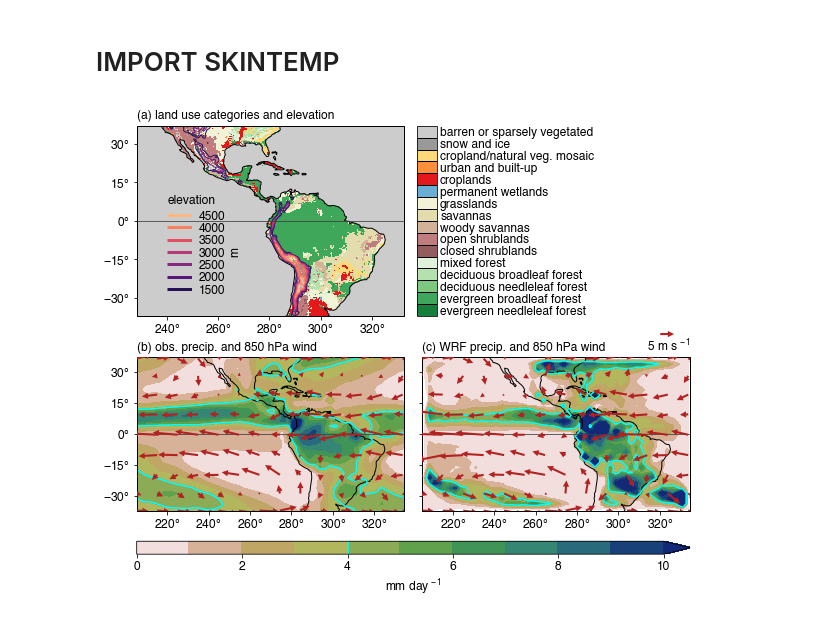
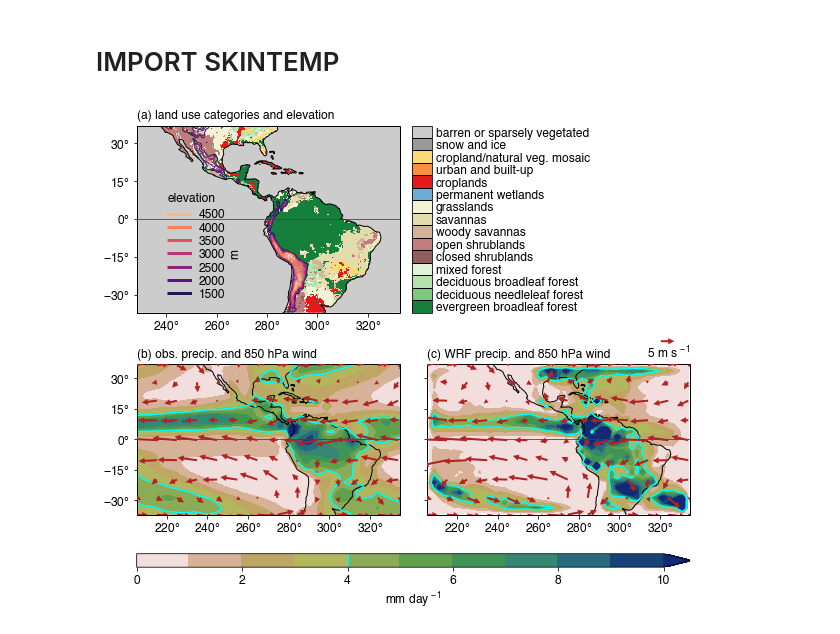
Before and after one commit to bairdlangenbrunner/amazon-phys-response-paper, a Jupyter notebook: scripts/MAIN_figure01_landuse_topog_precip_winds.ipynb, the cells around one changed output. Drawn from its saved outputs; the diff is of its cells as text; code cells hidden in the pictures.

```diff
--- a/scripts/MAIN_figure01_landuse_topog_precip_winds.ipynb
+++ b/scripts/MAIN_figure01_landuse_topog_precip_winds.ipynb
@@ -33,7 +35,7 @@ HGT_M = geo_em_ncfile['HGT_M'].values[0,:,:]
 # %%
 modis_type_dict = {}
 #modis_type_dict['0'] = 'water'
-modis_type_dict['1'] = 'evergreen needleleaf forest'
+#modis_type_dict['1'] = 'evergreen needleleaf forest'
 modis_type_dict['2'] = 'evergreen broadleaf forest'
 modis_type_dict['3'] = 'deciduous needleleaf forest'
 modis_type_dict['4'] = 'deciduous broadleaf forest'
@@ -53,7 +55,8 @@ modis_type_dict['16'] = 'barren or sparsely vegetated'
 #modis_type_dict['254'] = 'unclassified'
 #modis_type_dict['255'] = 'fill value'
 # %%
-type_numbers = numpy.arange(1,17,dtype=numpy.int)
+#type_numbers = numpy.arange(1,17,dtype=numpy.int)
+type_numbers = numpy.arange(2,17,dtype=numpy.int)
 type_name = [modis_type_dict[str(i)] for i in type_numbers]
 # %%
 human_cmap = mcm.YlOrRd_r #Purples
@@ -65,7 +68,7 @@ svals = numpy.linspace(0.2,0.85,5)
 vvals = numpy.linspace(0.2,0.85,5)
 hvals = [0.25,0.5,0.75]
 
-colors_list = [veg_cmap(vvals[0]),veg_cmap(vvals[1]),veg_cmap(vvals[2]),veg_cmap(vvals[3]),veg_cmap(vvals[4]),\
+colors_list = [veg_cmap(vvals[0]),veg_cmap(vvals[2]),veg_cmap(vvals[3]),veg_cmap(vvals[4]),\
                shrub_cmap(svals[0]),shrub_cmap(svals[1]),shrub_cmap(svals[2]),shrub_cmap(svals[3]),shrub_cmap(svals[4]),\
                water_cmap(0.5),\
                human_cmap(hvals[0]),human_cmap(hvals[1]),human_cmap(hvals[2]),\
@@ -204,7 +210,7 @@ skintemp_mean = numpy.mean(numpy.array(skintemp_list), axis=0)
 # %%
 fontsize = 12
 
-fig = mp.figure(figsize=(8.5,6.))
+fig = mp.figure(figsize=(8.5,6.25))
 
 gs = matplotlib.gridspec.GridSpec(2,2,\
                                  width_ratios = [1,1],
@@ -294,9 +300,9 @@ ax3.tick_params(labelsize=fontsize)
 ax3.set_xticklabels(['$220$'+DEGREE_SIGN,'$240$'+DEGREE_SIGN,'$260$'+DEGREE_SIGN,'$280$'+DEGREE_SIGN,'$300$'+DEGREE_SIGN,'$320$'+DEGREE_SIGN])
 ax3.set_yticklabels([])
 
-fig.tight_layout(h_pad=2)
+gs.tight_layout(fig, h_pad=2, w_pad=2)
 
-fraction = 0.93#0.96
+fraction = 0.851
 ax_pos = ax1.get_position()
 cbar_ax = fig.add_axes([ax_pos.x1+0.02,ax_pos.y0+(1-fraction)/2*ax_pos.height,0.0325,ax_pos.height*fraction])
 cbar = fig.colorbar(land_use_map, cax=cbar_ax, drawedges=True)
@@ -308,31 +314,31 @@ cbar.ax.tick_params(labelsize=fontsize, length=0)
 
 cbar_orog_ax = fig.add_axes([ax_pos.x0+0.05,ax_pos.y0+0.07,0.04,ax_pos.height*0.4])
 cbar_orog = fig.colorbar(contour_orog, cax=cbar_orog_ax)
 cbar_orog_ax.tick_params(labelsize=fontsize)#, length=0)
 cbar_orog.set_label('m', fontsize=fontsize)
 cbar_orog_ax.text(s='elevation', x=0, y=1.05, ha='left', va='bottom', \
                   transform=cbar_orog_ax.transAxes, fontsize=fontsize)
 cbar_orog_ax.tick_params(axis='y', which='both', right='off')
 cbar_orog_ax.get_children()[0].set_linewidths(3)
 cbar_orog_ax.get_children()[3].set_facecolor('None')#('None')
 cbar_orog.patch.set_visible(False)
 cbar_orog.outline.set_visible(False)
 
 ax_l = ax2.get_position()
 ax_r = ax3.get_position()
 cbar_ax = fig.add_axes([ax_l.x0,ax_l.y0-0.1,(ax_r.x1-ax_l.x0),0.03])
 cbar = mp.colorbar(contour_plot1, cax=cbar_ax, orientation='horizontal')
 cbar.ax.tick_params(labelsize=fontsize)
 cbar.set_label('mm day$^{\,-1}$', fontsize=fontsize)
 for c in cbar_ax.collections:
     c.set_edgecolor('face')
 cbar.add_lines(contour_lines3)
 
 quiver_key = ax3.quiverkey(quiver_plot3, X=0.94, Y=1.15, labelpos='E', label='', \
                                   U=quiver_key_scale, coordinates='axes')
 quiver_key_text = ax3.text(s=str(quiver_key_scale)+' m s$^{\,-1}$', x=1, y=1.02, \
                                   transform=ax3.transAxes, fontsize=fontsize, ha='right', va='bottom')
 
 mp.savefig('../figures/MAIN_fig01.pdf', dpi=600, bbox_inches='tight', transparent=True)
 # %% [output]
-[figure, old version]
+[figure, new version]
```
Also changed, not shown: parts of 2 cells of this notebook, 34 other files.
